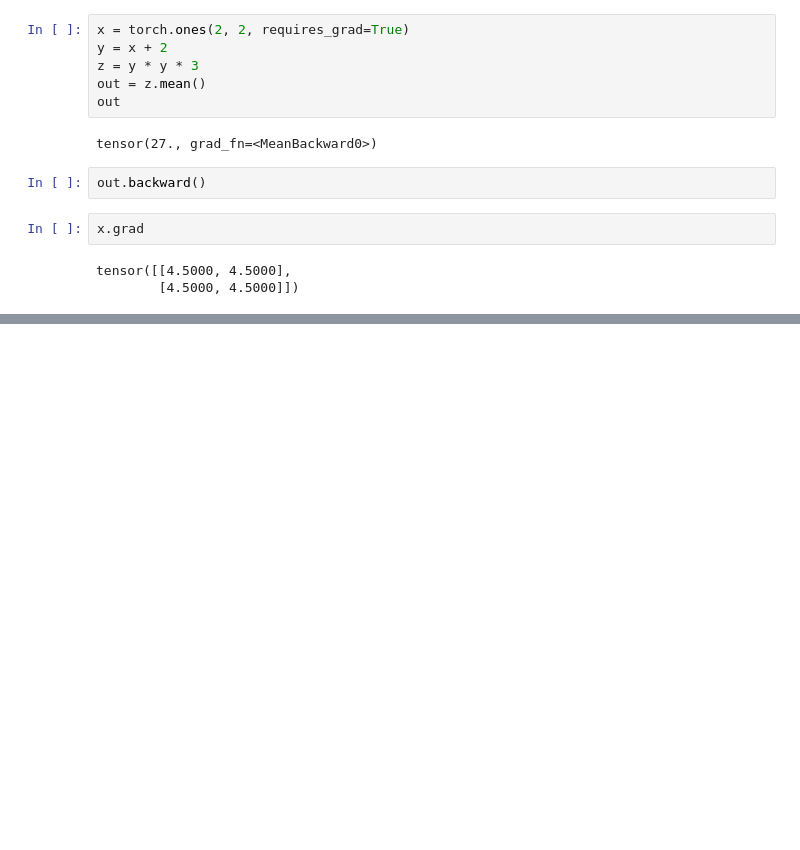
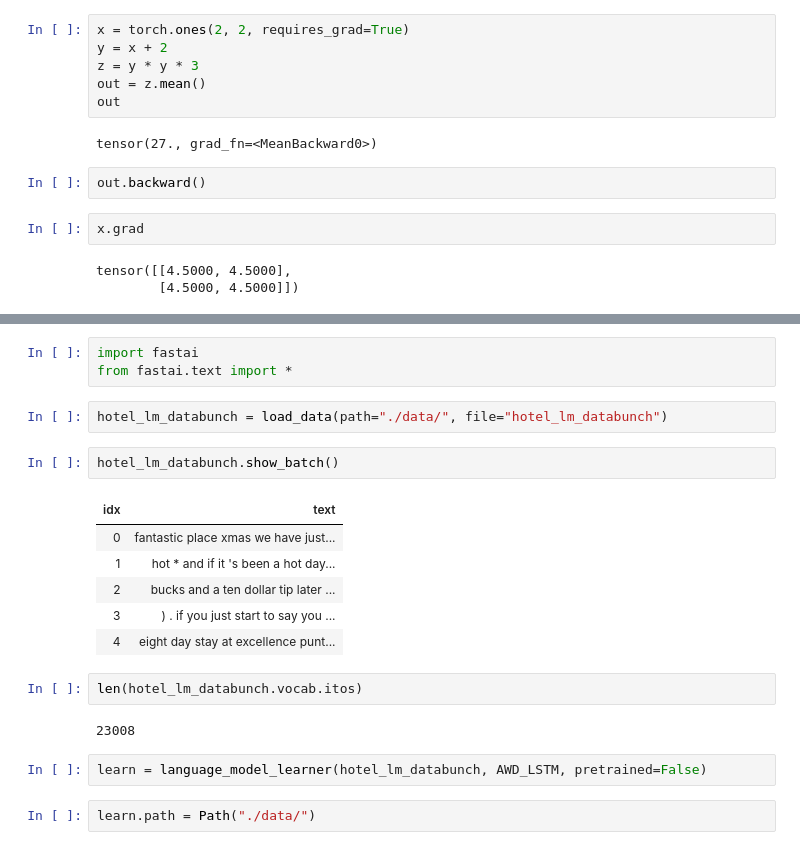
Before and after one commit to aeryen/SAAM, a Jupyter notebook: torch_exp.ipynb, the cells around one changed output, grey strips where cells are left out. Drawn from its saved outputs; the diff is of its cells as text; blank space fills up the shorter version.

```diff
--- a/torch_exp.ipynb
+++ b/torch_exp.ipynb
@@ -193,0 +215,22 @@ tensor([[4.5000, 4.5000],
+# %%
+import fastai
+from fastai.text import *
+# %%
+hotel_lm_databunch = load_data(path="./data/", file="hotel_lm_databunch")
+# %%
+hotel_lm_databunch.show_batch()
+# %% [output]
+| idx | text |
+| 0 | fantastic place xmas we have just... |
+| 1 | hot * and if it 's been a hot day... |
+| 2 | bucks and a ten dollar tip later ... |
+| 3 | ) . if you just start to say you ... |
+| 4 | eight day stay at excellence punt... |
+# %%
+len(hotel_lm_databunch.vocab.itos)
+# %% [output]
+23008
+# %%
+learn = language_model_learner(hotel_lm_databunch, AWD_LSTM, pretrained=False)
+# %%
+learn.path = Path("./data/")
```
Also changed, not shown: parts of 34 cells of this notebook, 7 other files.
